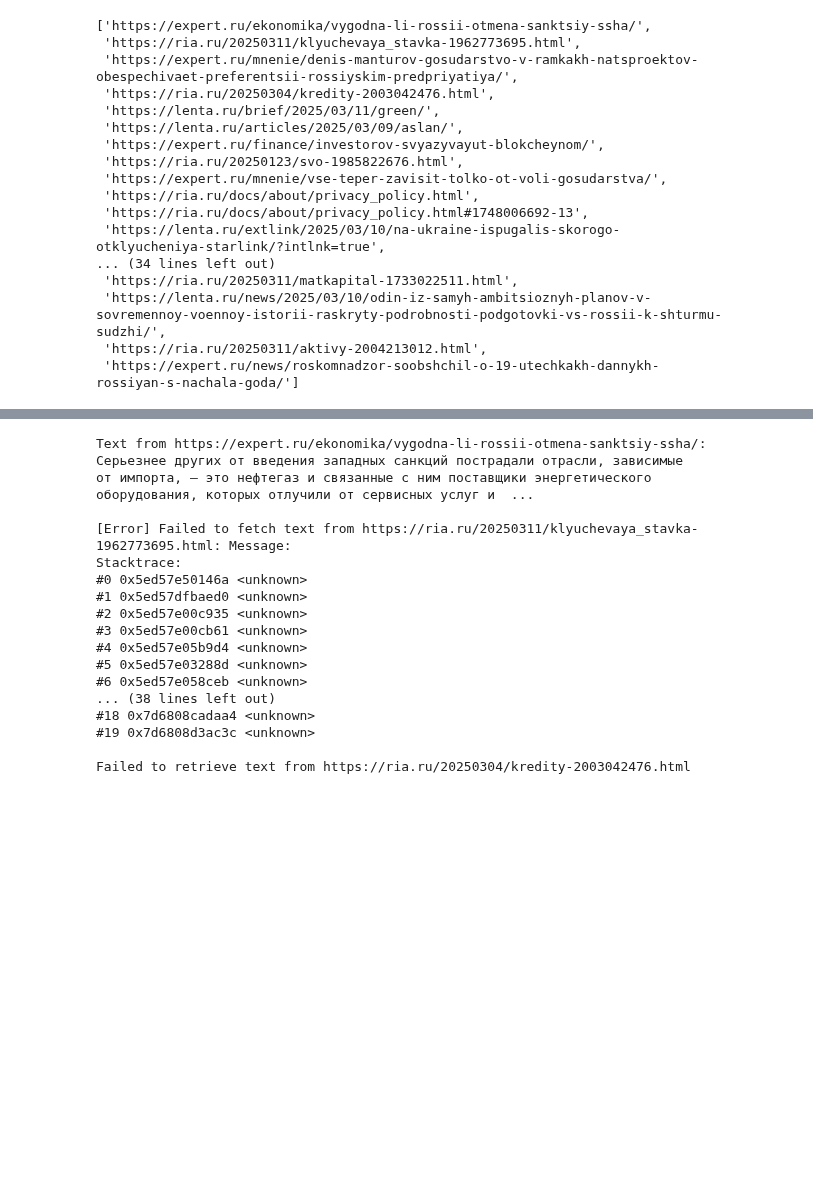
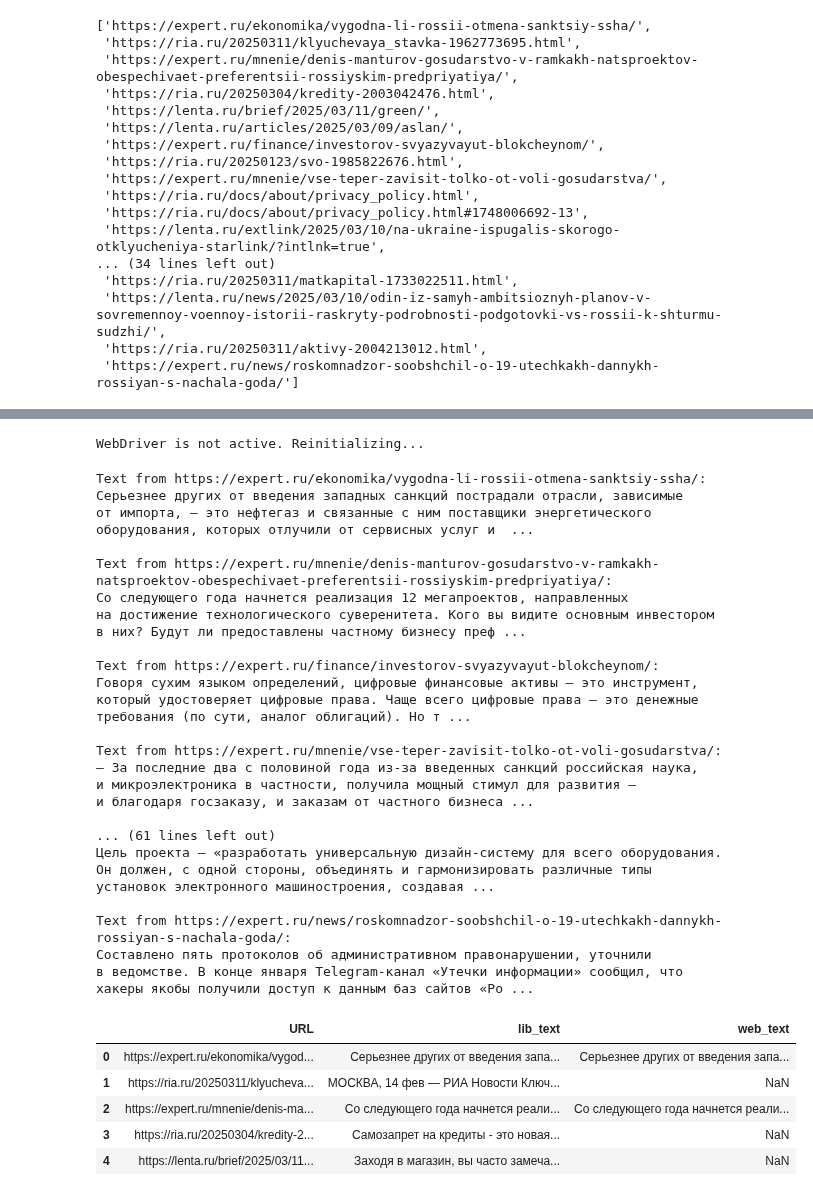
Before and after one commit to rvegrc/llm_news, a Jupyter notebook: LLM_news/load_from_web.ipynb, the cells around one changed output, grey strips where cells are left out. Saved outputs shown, nothing was run; the diff lists cells and outputs as text; code cells hidden in the pictures; blank space fills up the shorter version.

```diff
--- a/LLM_news/load_from_web.ipynb
+++ b/LLM_news/load_from_web.ipynb
@@ -141,0 +189,8 @@ chrome_driver = check_and_renew_driver(chrome_driver, hub_url)
+# %%
+for url in url_list[:4]:
+    if 'ria.ru'in url:
+        text = get_text_from_page(url, chrome_driver)
+        if text:
+            print(f"Text from {url}:\n{text[:500]}...\n")  # Print first 500 characters for brevity
+        else:
+            print(f"Failed to retrieve text from {url}")
@@ -142,26 +215,44 @@ chrome_driver = check_and_renew_driver(chrome_driver, hub_url)
+# %%
+data_test_web = data_test.copy()
+# %%
+# chrome_driver = get_chrome_driver(hub_url)
+chrome_driver = check_and_renew_driver(chrome_driver, hub_url)
+# %% [output]
+WebDriver is not active. Reinitializing...
 # %%
 # get text from the page of news
-for url in url_list[:4]:
-    text = get_text_from_page(url, chrome_driver)
-    if text:
-        print(f"Text from {url}:\n{text[:500]}...\n")  # Print first 500 characters for brevity
-    else:
-        print(f"Failed to retrieve text from {url}")
+for url in url_list[:]:
+    if 'expert.ru'in url:
+        text = get_text_from_expert(url, chrome_driver)
+        if text:
+            print(f"Text from {url}:\n{text[:500]}...\n")  # Print first 500 characters for brevity
+            # add column with text
+            data_test_web.loc[data_test_web['URL'] == url, 'web_text'] = text
+        else:
+            print(f"Failed to retrieve text from {url}")
+
+data_test_web.head()
 # %% [output]
 Text from https://expert.ru/ekonomika/vygodna-li-rossii-otmena-sanktsiy-ssha/:
 Серьезнее других от введения западных санкций пострадали отрасли, зависимые от импорта, — это нефтегаз и связанные с ним поставщики энергетического оборудования, которых отлучили от сервисных услуг и  ...
 
-[Error] Failed to fetch text from https://ria.ru/20250311/klyuchevaya_stavka-1962773695.html: Message:
-Stacktrace:
-#0 0x5ed57e50146a <unknown>
-#1 0x5ed57dfbaed0 <unknown>
-#2 0x5ed57e00c935 <unknown>
-#3 0x5ed57e00cb61 <unknown>
-#4 0x5ed57e05b9d4 <unknown>
-#5 0x5ed57e03288d <unknown>
-#6 0x5ed57e058ceb <unknown>
-... (38 lines left out)
-#18 0x7d6808cadaa4 <unknown>
-#19 0x7d6808d3ac3c <unknown>
+Text from https://expert.ru/mnenie/denis-manturov-gosudarstvo-v-ramkakh-natsproektov-obespechivaet-preferentsii-rossiyskim-predpriyatiya/:
+Со следующего года начнется реализация 12 мегапроектов, направленных на достижение технологического суверенитета. Кого вы видите основным инвестором в них? Будут ли предоставлены частному бизнесу преф ...
 
-Failed to retrieve text from https://ria.ru/20250304/kredity-2003042476.html
+Text from https://expert.ru/finance/investorov-svyazyvayut-blokcheynom/:
+Говоря сухим языком определений, цифровые финансовые активы — это инструмент, который удостоверяет цифровые права. Чаще всего цифровые права — это денежные требования (по сути, аналог облигаций). Но т ...
+
+Text from https://expert.ru/mnenie/vse-teper-zavisit-tolko-ot-voli-gosudarstva/:
+— За последние два с половиной года из-за введенных санкций российская наука, и микроэлектроника в частности, получила мощный стимул для развития — и благодаря госзаказу, и заказам от частного бизнеса ...
+
+... (61 lines left out)
+Цель проекта — «разработать универсальную дизайн-систему для всего оборудования. Он должен, с одной стороны, объединять и гармонизировать различные типы установок электронного машиностроения, создавая ...
+
+Text from https://expert.ru/news/roskomnadzor-soobshchil-o-19-utechkakh-dannykh-rossiyan-s-nachala-goda/:
+Составлено пять протоколов об административном правонарушении, уточнили в ведомстве. В конце января Telegram-канал «Утечки информации» сообщил, что хакеры якобы получили доступ к данным баз сайтов «Ро ...
+|  | URL | lib_text | web_text |
+| 0 | https://expert.ru/ekonomika/vygod... | Серьезнее других от введения запа... | Серьезнее других от введения запа... |
+| 1 | https://ria.ru/20250311/klyucheva... | МОСКВА, 14 фев — РИА Новости Ключ... | NaN |
+| 2 | https://expert.ru/mnenie/denis-ma... | Со следующего года начнется реали... | Со следующего года начнется реали... |
+| 3 | https://ria.ru/20250304/kredity-2... | Самозапрет на кредиты - это новая... | NaN |
+| 4 | https://lenta.ru/brief/2025/03/11... | Заходя в магазин, вы часто замеча... | NaN |
```
Also changed, not shown: parts of 5 cells of this notebook, 3 other files.
